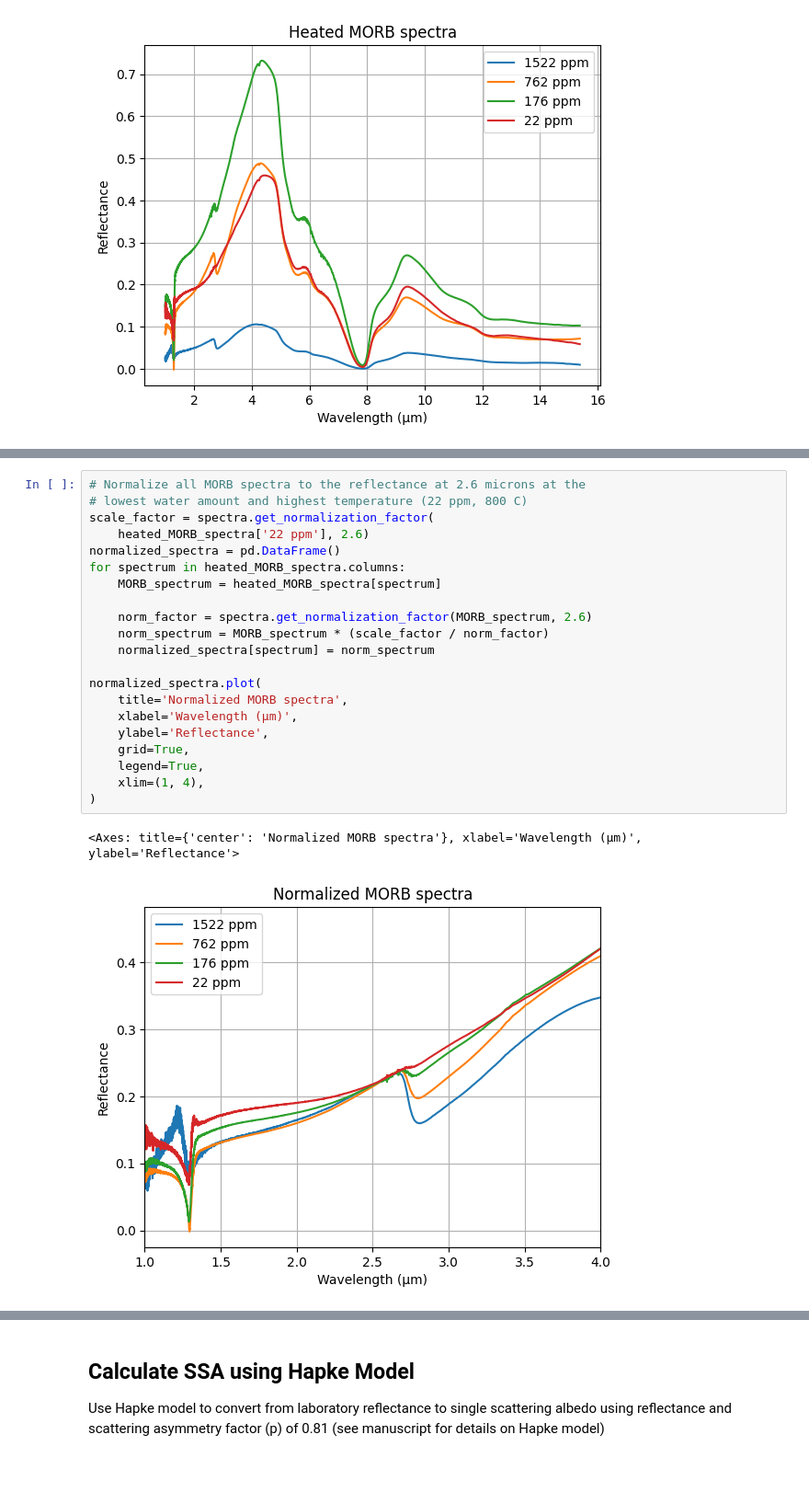
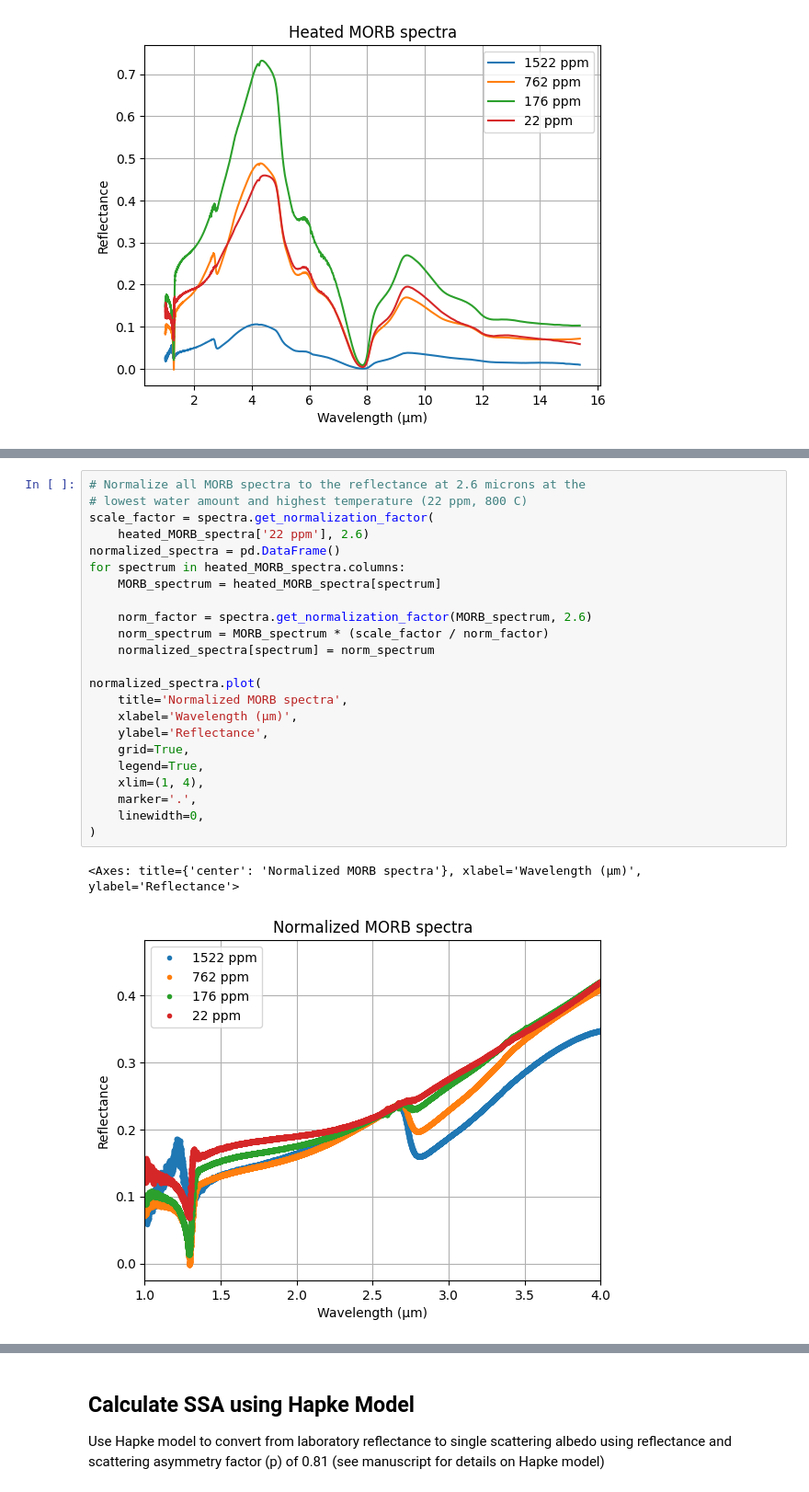
Before and after one commit to philiplinden/cremons-et-al-2022, a Jupyter notebook: repro/results.ipynb, the cells around one changed output, grey strips where cells are left out. Shown at 92% size. Cells and saved outputs as stored; diff of their text form.

```diff
--- a/repro/results.ipynb
+++ b/repro/results.ipynb
@@ -96,27 +94,29 @@ MORB_D38A_LowLam.plot(
 # %%
 # Normalize all MORB spectra to the reflectance at 2.6 microns at the
 # lowest water amount and highest temperature (22 ppm, 800 C)
 scale_factor = spectra.get_normalization_factor(
     heated_MORB_spectra['22 ppm'], 2.6)
 normalized_spectra = pd.DataFrame()
 for spectrum in heated_MORB_spectra.columns:
     MORB_spectrum = heated_MORB_spectra[spectrum]
 
     norm_factor = spectra.get_normalization_factor(MORB_spectrum, 2.6)
     norm_spectrum = MORB_spectrum * (scale_factor / norm_factor)
     normalized_spectra[spectrum] = norm_spectrum
 
 normalized_spectra.plot(
     title='Normalized MORB spectra',
     xlabel='Wavelength (μm)',
     ylabel='Reflectance',
     grid=True,
     legend=True,
     xlim=(1, 4),
+    marker='.',
+    linewidth=0,
 )
 # %% [output]
 <Axes: title={'center': 'Normalized MORB spectra'}, xlabel='Wavelength (μm)', ylabel='Reflectance'>
-[figure, old version]
+[figure, new version]
 # %%
 # Replace spectrum below 2.6 micron with 650C reflectance
 # to isolate 3 micron feature changes and stitch in low wavelengths
```
Also changed, not shown: parts of 8 cells of this notebook, 1 other file.
